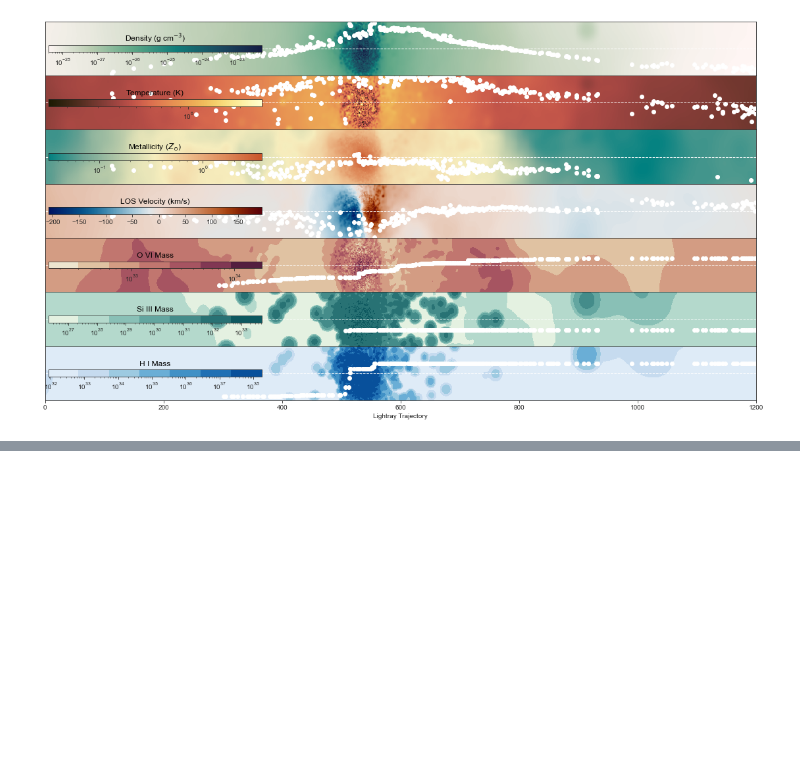
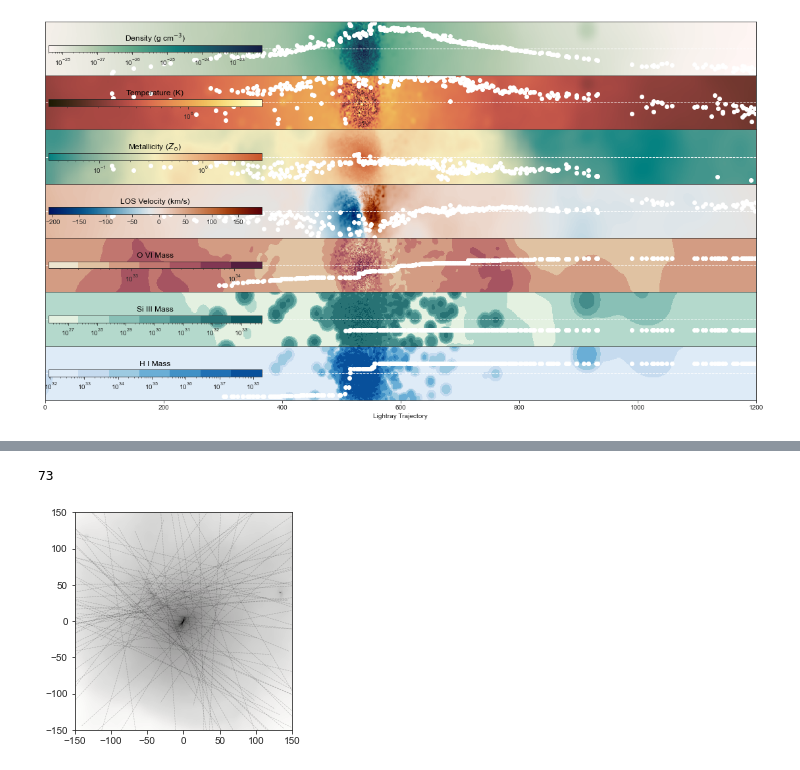
Before and after one commit to ibutsky/synthetic_spectra, a Jupyter notebook: scripts/plotting/paper_plots.ipynb, the cells around one changed output, grey strips where cells are left out. Saved outputs shown, nothing was run; the diff lists cells and outputs as text; code cells hidden in the pictures; blank space fills up the shorter version.

```diff
--- a/scripts/plotting/paper_plots.ipynb
+++ b/scripts/plotting/paper_plots.ipynb
@@ -585,0 +624,31 @@ yt : [INFO     ] 2021-02-12 18:17:04,769 Allocating for 3.151e+07 particles
+# %%
+ray_data_file ='../../data/random_sightlines.dat' #centered at zero, not gcenter
+xi, yi, zi, xf, yf, zf =\
+        np.loadtxt(ray_data_file, skiprows = 1, unpack = True, usecols = (2, 3, 4, 5, 6, 7))
+
+fig, ax = plt.subplots()
+x = np.linspace(-150, 150, 800)
+y = np.linspace(-150, 150, 800)
+
+cmap = palettable.cmocean.sequential.Gray_20_r.mpl_colormap
+ax.pcolormesh(x, y, data, norm = LogNorm(), cmap = cmap)
+ax.set_aspect(1)
+ax.set_xlim(-150, 150)
+ax.set_ylim(-150, 150)
+counter = 0
+for ray_id in range(200):
+    # x projection
+    mask = (ray_id_list == ray_id) & (ion_list == 'OVI') & (logN_list > 13.5) & (model_list == model)
+    if len(ovi_label_list[mask]) > 0:
+        ray_start = np.array([yi[ray_id], zi[ray_id]])
+        ray_end = np.array([yf[ray_id], zf[ray_id]])
+        ax.plot([yi[ray_id], yf[ray_id]], [zi[ray_id], zf[ray_id]], linewidth = 0.5, linestyle = 'dashed', color = 'black', alpha = 0.2)
+        counter +=1
+print(counter)
+   # ray_start = ds.arr([xi[ray_id], yi[ray_id], zi[ray_id]], 'kpc')
+   # ray_end   = ds.arr([xf[ray_id], yf[ray_id], zf[ray_id]], 'kpc')
+
+    #
+# %% [output]
+73
+[figure, added]
```
Also changed, not shown: parts of 4 cells of this notebook, 5 other files.
